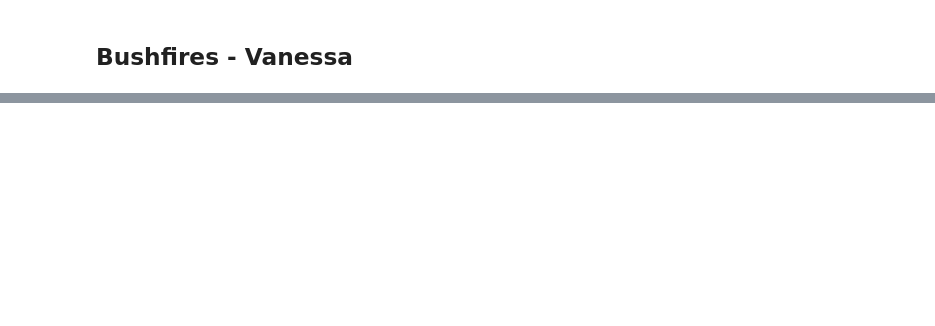
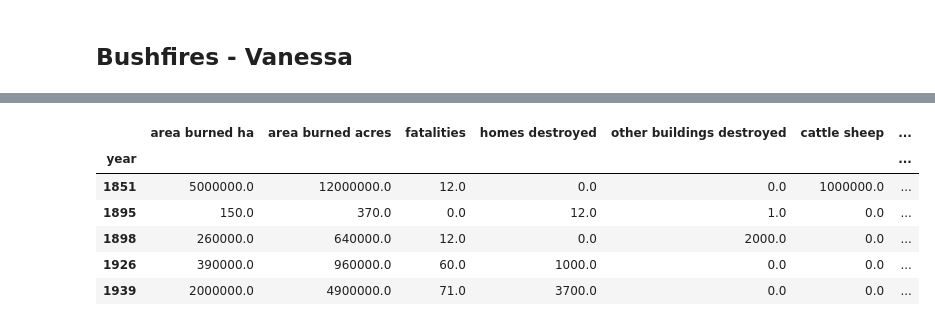
Before and after one commit to thierzon/disney-donut-project, a Jupyter notebook: combined_data.ipynb, the cells around one changed output, grey strips where cells are left out. Cells and saved outputs as stored; diff of their text form; code cells hidden in the pictures; blank space fills up the shorter version.

```diff
--- a/combined_data.ipynb
+++ b/combined_data.ipynb
@@ -406,0 +465,11 @@ bushfire_data['approx value loss'].unique()
+# %%
+fires_df = area_burnt_df.groupby('year').sum()
+fires_df.head()
+# %% [output]
+|  | area burned ha | area burned acres | fatalities | homes destroyed | other buildings destroyed | cattle sheep | ... |
+| year |  |  |  |  |  |  | ... |
+| 1851 | 5000000.0 | 12000000.0 | 12.0 | 0.0 | 0.0 | 1000000.0 | ... |
+| 1895 | 150.0 | 370.0 | 0.0 | 12.0 | 1.0 | 0.0 | ... |
+| 1898 | 260000.0 | 640000.0 | 12.0 | 0.0 | 2000.0 | 0.0 | ... |
+| 1926 | 390000.0 | 960000.0 | 60.0 | 1000.0 | 0.0 | 0.0 | ... |
+| 1939 | 2000000.0 | 4900000.0 | 71.0 | 3700.0 | 0.0 | 0.0 | ... |
```
Also changed, not shown: parts of 10 cells of this notebook, 1 other file.
